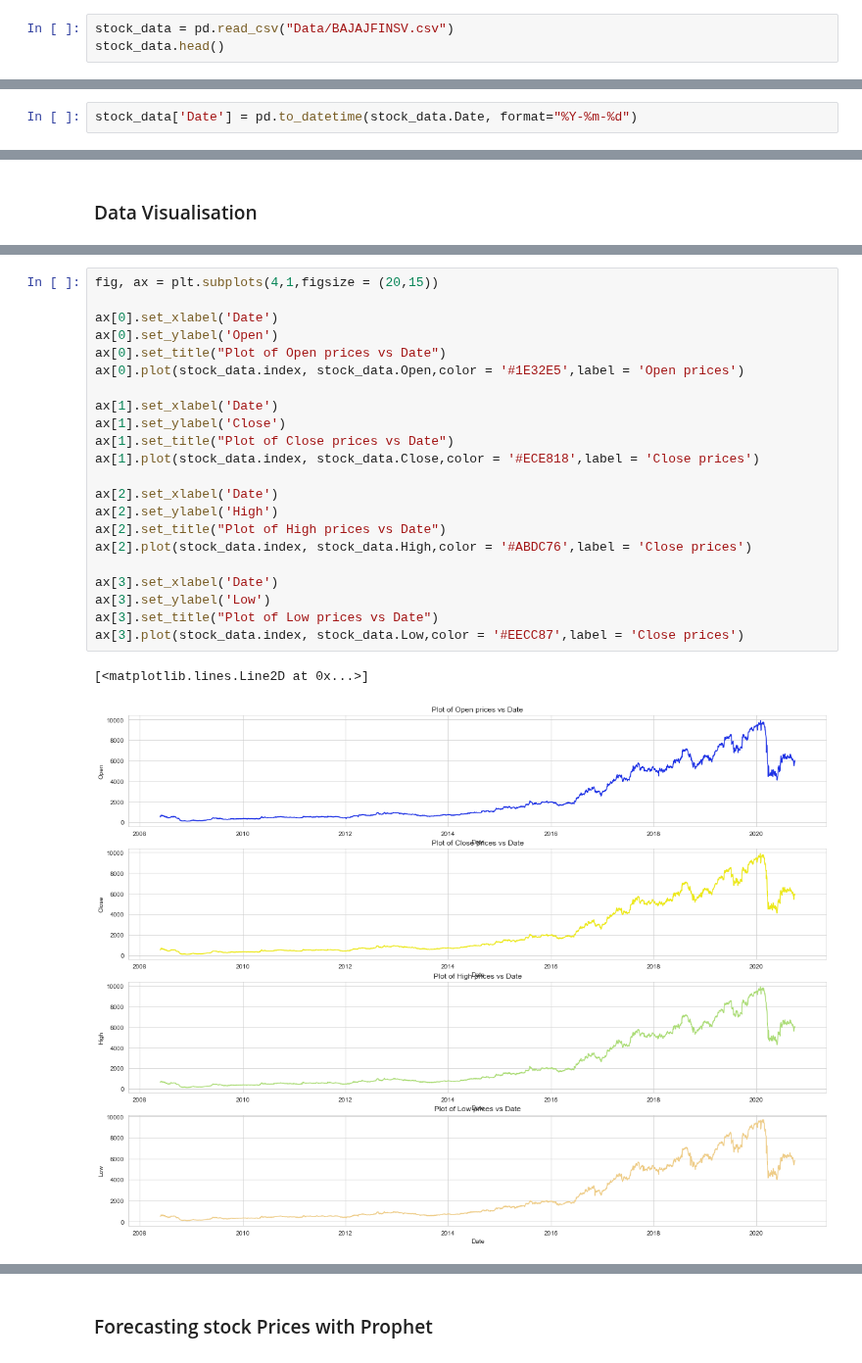
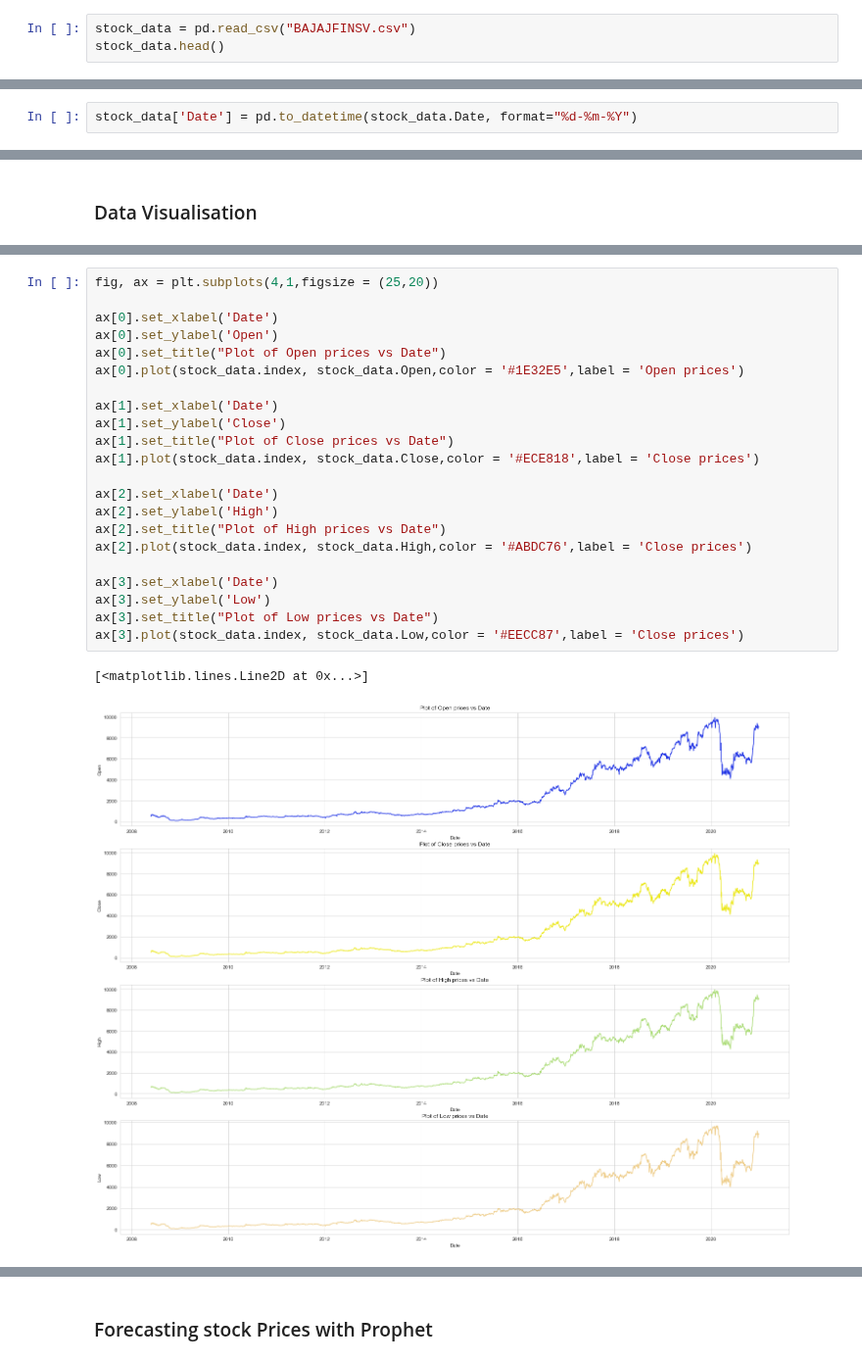
Before and after one commit to cjb123/Nifty50-data_Stock-Prediction-for-Bajaj-Finserv, a Jupyter notebook: Nifty_50_stock_data.ipynb, the cells around one changed output, grey strips where cells are left out. Shown at 98% size. Cells and saved outputs as stored; diff of their text form.

```diff
--- a/Nifty_50_stock_data.ipynb
+++ b/Nifty_50_stock_data.ipynb
@@ -49,6 +49,6 @@ from fbprophet import Prophet
 # %% [markdown]
 The data about Bajaj Finserv here is from 26 May 2008 to 30 September 2020.It has been taken from kaggle: https://www.kaggle.com/rohanrao/nifty50-stock-market-data
 # %%
-stock_data = pd.read_csv("Data/BAJAJFINSV.csv")
+stock_data = pd.read_csv("BAJAJFINSV.csv")
 stock_data.head()
 # %% [output]
@@ -89,5 +83,5 @@ memory usage: 358.5+ KB
 # %%
-stock_data['Date'] = pd.to_datetime(stock_data.Date, format="%Y-%m-%d")
+stock_data['Date'] = pd.to_datetime(stock_data.Date, format="%d-%m-%Y")
 # %%
 stock_data["year"] = stock_data.Date.dt.year
 stock_data["month"] = stock_data.Date.dt.month
@@ -121,26 +108,26 @@ plt.plot(stock_data.index, stock_data.VWAP,color = '#ABCD99')
 # %%
-fig, ax = plt.subplots(4,1,figsize = (20,15))
+fig, ax = plt.subplots(4,1,figsize = (25,20))
 
 ax[0].set_xlabel('Date')
 ax[0].set_ylabel('Open')
 ax[0].set_title("Plot of Open prices vs Date")
 ax[0].plot(stock_data.index, stock_data.Open,color = '#1E32E5',label = 'Open prices')
 
 ax[1].set_xlabel('Date')
 ax[1].set_ylabel('Close')
 ax[1].set_title("Plot of Close prices vs Date")
 ax[1].plot(stock_data.index, stock_data.Close,color = '#ECE818',label = 'Close prices')
 
 ax[2].set_xlabel('Date')
 ax[2].set_ylabel('High')
 ax[2].set_title("Plot of High prices vs Date")
 ax[2].plot(stock_data.index, stock_data.High,color = '#ABDC76',label = 'Close prices')
 
 ax[3].set_xlabel('Date')
 ax[3].set_ylabel('Low')
 ax[3].set_title("Plot of Low prices vs Date")
 ax[3].plot(stock_data.index, stock_data.Low,color = '#EECC87',label = 'Close prices')
 # %% [output]
 [<matplotlib.lines.Line2D at 0x...>]
-[figure, old version]
+[figure, new version]
 # %% [markdown]
```
Also changed, not shown: parts of 51 cells of this notebook.
